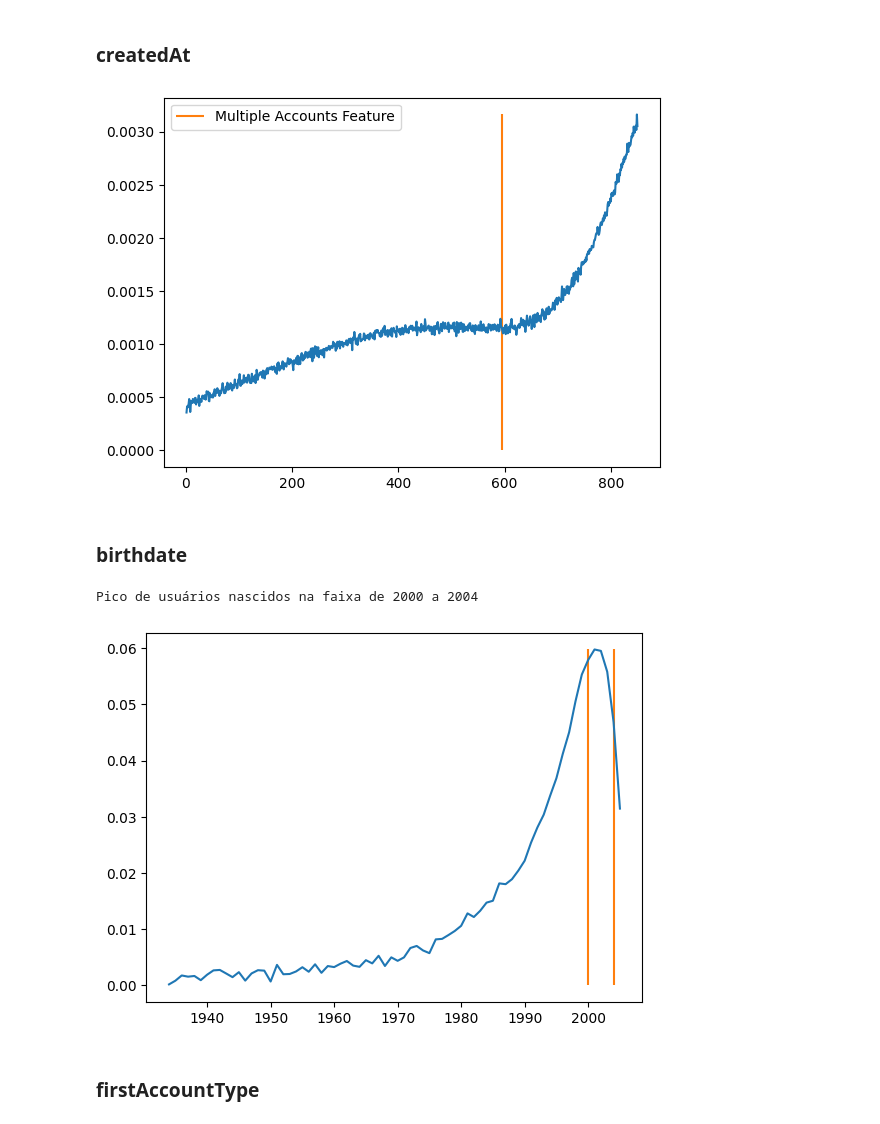
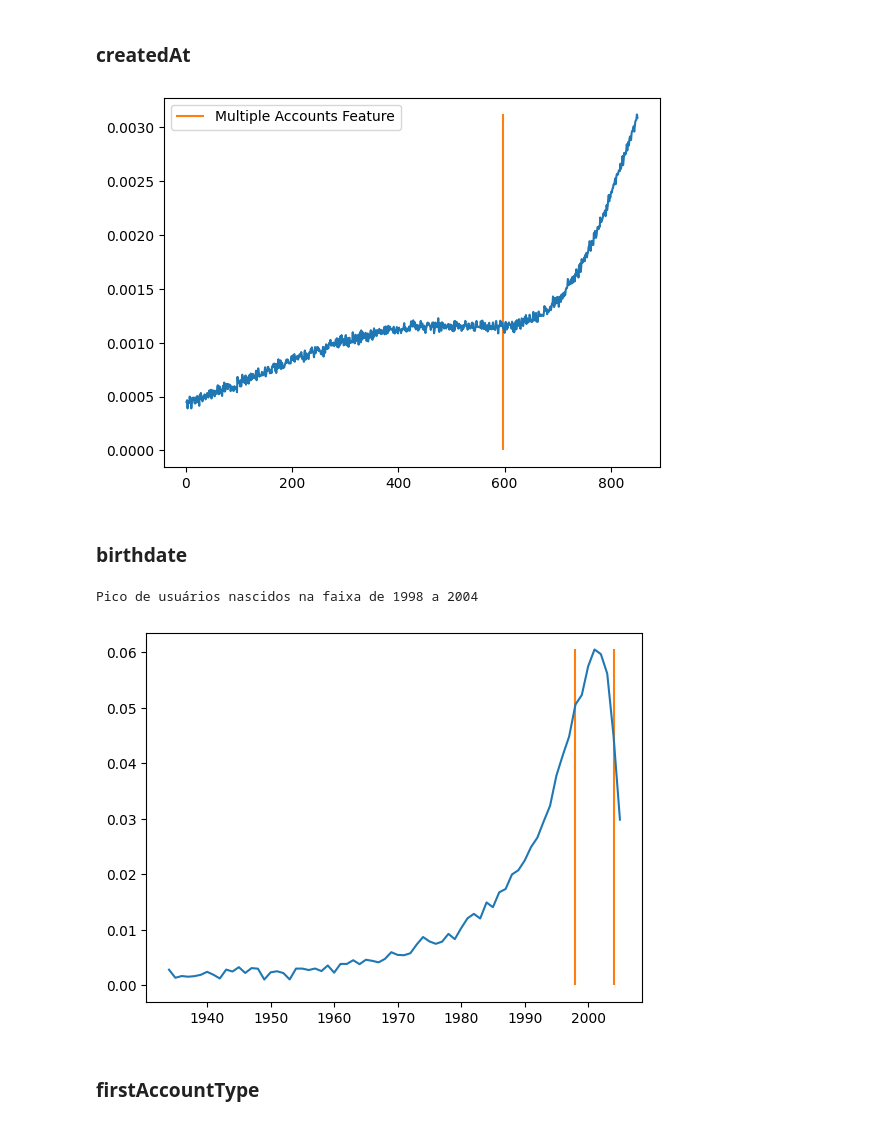
Before and after one commit to igorjr-rubcube/data-mocking, a Jupyter notebook: mocking-presentation.ipynb, the cells around one changed output. Saved outputs shown, nothing was run; the diff lists cells and outputs as text; code cells hidden in the pictures.

```diff
--- a/mocking-presentation.ipynb
+++ b/mocking-presentation.ipynb
@@ -54,7 +55,7 @@ from datetime import datetime, timedelta
 from scipy.stats import skewnorm
 from matplotlib import pyplot as plt
 
-rng = np.random.default_rng()
+rng = np.random.default_rng(30)
 
 USER_COUNT = 10000
 ACCOUNT_COUNT = 30000
@@ -137,14 +140,14 @@ weights = np.abs(weights + rng.normal(loc=0, scale=0.025, size=last_day - first_
 weights = weights / np.sum(weights)
 
 # Adição da feature múltiplas contas ao app
-feature_multiple_accounts = ((last_day + 1) * 0.7)
+feature_multiple_accounts = round((last_day + 1) * 0.7)
 
 plt.gca().vlines(np.array([feature_multiple_accounts]), ymin=0, ymax=np.max(weights), colors='C1')
 plt.legend(['Multiple Accounts Feature'])
 plt.plot(np.arange(first_day, last_day + 1), weights)
 plt.show()
 # %% [output]
-[figure, old version]
+[figure, new version]
 # %%
 created_at = rng.choice(np.linspace(1, last_day, last_day - first_day + 1), size=USER_COUNT, p=weights
 )
@@ -155,31 +158,31 @@ users['createdAt'] = users['createdAt'].apply(lambda x: start + timedelta(days=x
 # %%
 from scipy.stats import alpha
 
 # Gerando range de anos
-start_year = 1934
-end_year = 2005
-lin_range = np.linspace(0, 1, end_year - start_year + 1)
+initial_days = 1934
+last_day = 2005
+lin_range = np.linspace(0, 1, last_day - initial_days + 1)
 
 
 # Gerando pesos para os anos
 a = 1
 loc = -0.1
 scale = 0.3
-weights = alpha.pdf(x=lin_range, a=1, loc=loc, scale=scale)
+weights = alpha.pdf(x=lin_range, a=a, loc=loc, scale=scale)
 weights = np.flip(weights)
 
 # Gerando ruído nos pesos
-weights = np.abs(weights + rng.normal(loc=0, scale=0.05, size=end_year - start_year + 1))
+weights = np.abs(weights + rng.normal(loc=0, scale=0.05, size=last_day - initial_days + 1))
 weights = weights / np.sum(weights)
 
-print('Pico de usuários nascidos na faixa de 2000 a 2004')
+print('Pico de usuários nascidos na faixa de 1998 a 2004')
 
-plt.gca().vlines(np.array([2000, 2004]), ymin=0, ymax=np.max(weights), colors='C1')
-plt.plot(np.arange(start_year, end_year + 1), weights)
+plt.gca().vlines(np.array([1998, 2004]), ymin=0, ymax=np.max(weights), colors='C1')
+plt.plot(np.arange(initial_days, last_day + 1), weights)
 plt.show()
 # %% [output]
-Pico de usuários nascidos na faixa de 2000 a 2004
+Pico de usuários nascidos na faixa de 1998 a 2004
-[figure, old version]
+[figure, new version]
 # %%
 def gen_random_date(year):
     day = random.randint(1, 31)
```
Also changed, not shown: parts of 61 cells of this notebook.
